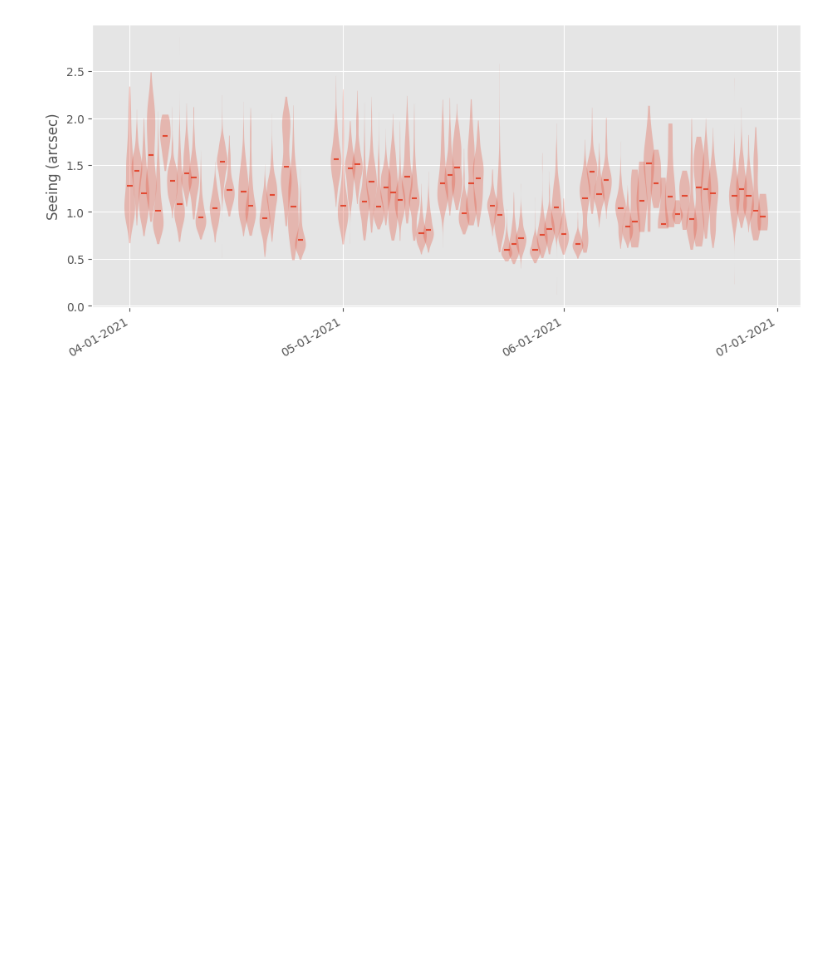
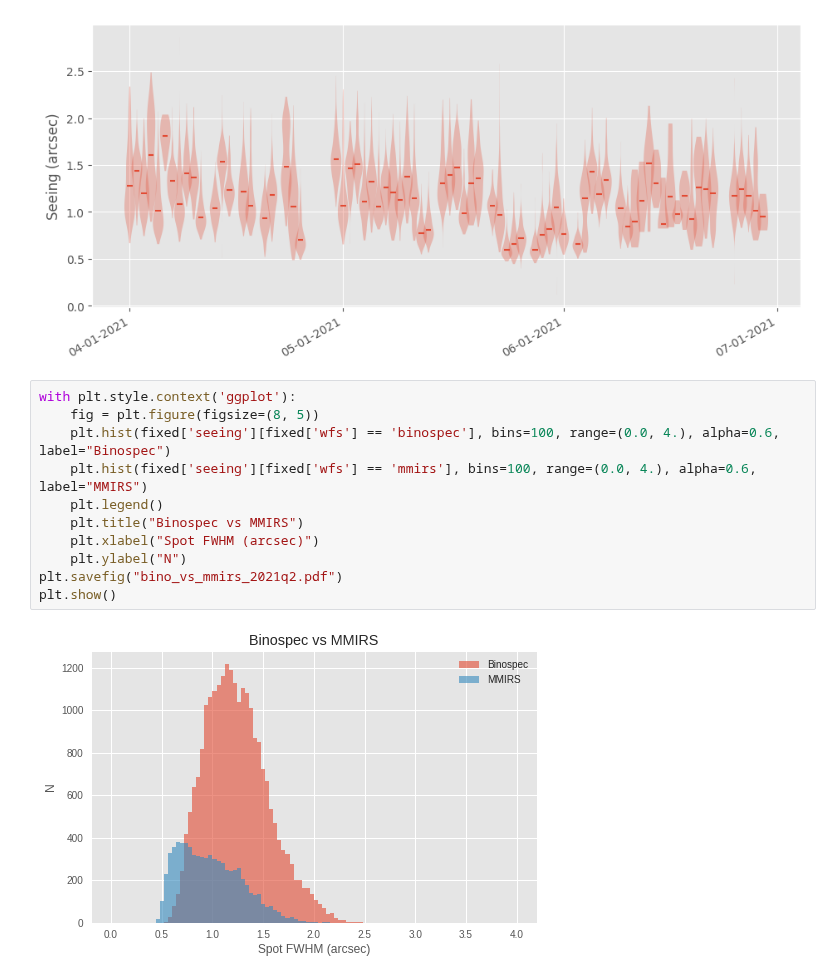
Before and after one commit to MMTObservatory/seeing_analysis, a Jupyter notebook: Seeing Summary - 2021_q2.ipynb, the cells around one changed output. Drawn from its saved outputs; the diff is of its cells as text; blank space fills up the shorter version.

Commit message:
add binospec v mmirs comparison for 2021q2

```diff
--- a/Seeing Summary - 2021_q2.ipynb
+++ b/Seeing Summary - 2021_q2.ipynb
@@ -213,3 +213,16 @@ with plt.style.context('ggplot', after_reset=True):
     plt.show()
 # %% [output]
 [figure]
+# %%
+with plt.style.context('ggplot'):
+    fig = plt.figure(figsize=(8, 5))
+    plt.hist(fixed['seeing'][fixed['wfs'] == 'binospec'], bins=100, range=(0.0, 4.), alpha=0.6, label="Binospec")
+    plt.hist(fixed['seeing'][fixed['wfs'] == 'mmirs'], bins=100, range=(0.0, 4.), alpha=0.6, label="MMIRS")
+    plt.legend()
+    plt.title("Binospec vs MMIRS")
+    plt.xlabel("Spot FWHM (arcsec)")
+    plt.ylabel("N")
+plt.savefig("bino_vs_mmirs_2021q2.pdf")
+plt.show()
+# %% [output]
+[figure, added]
```
Also changed, not shown: 1 other file.
